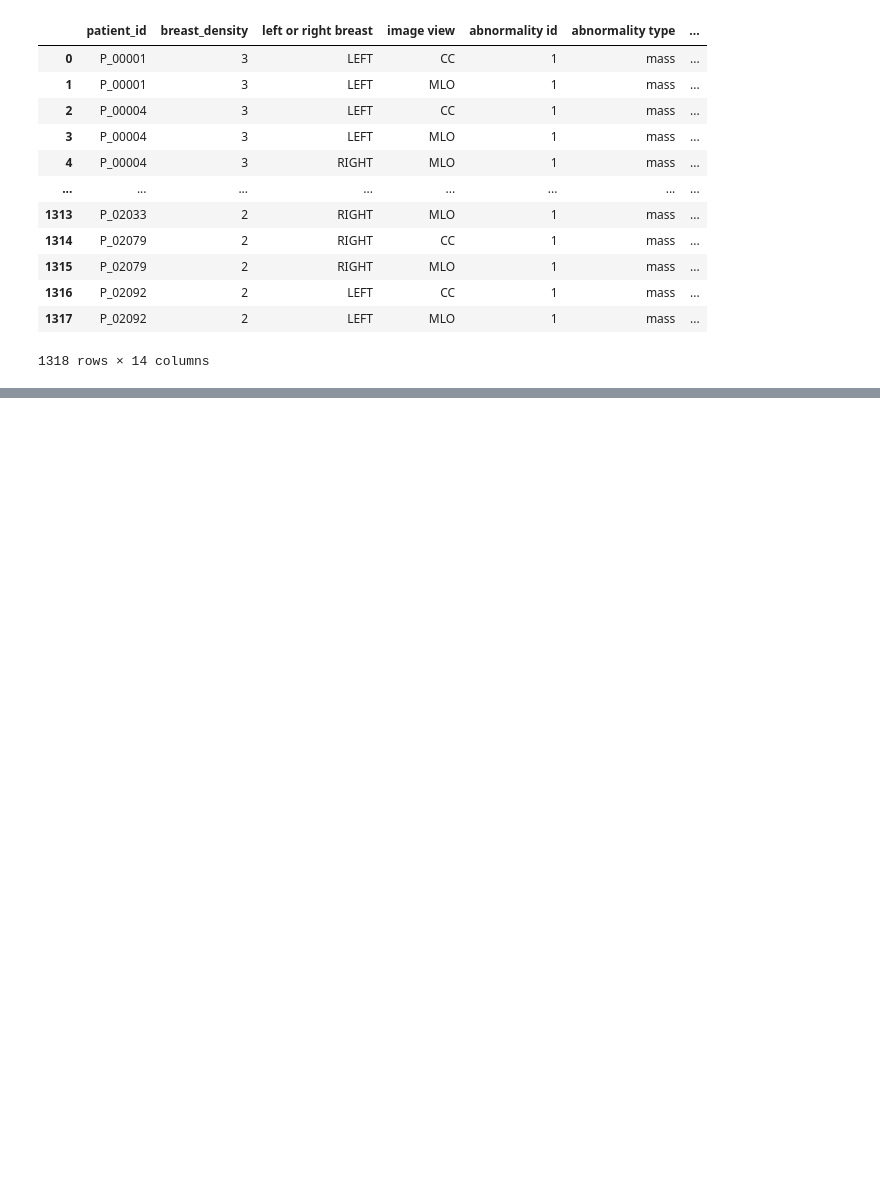
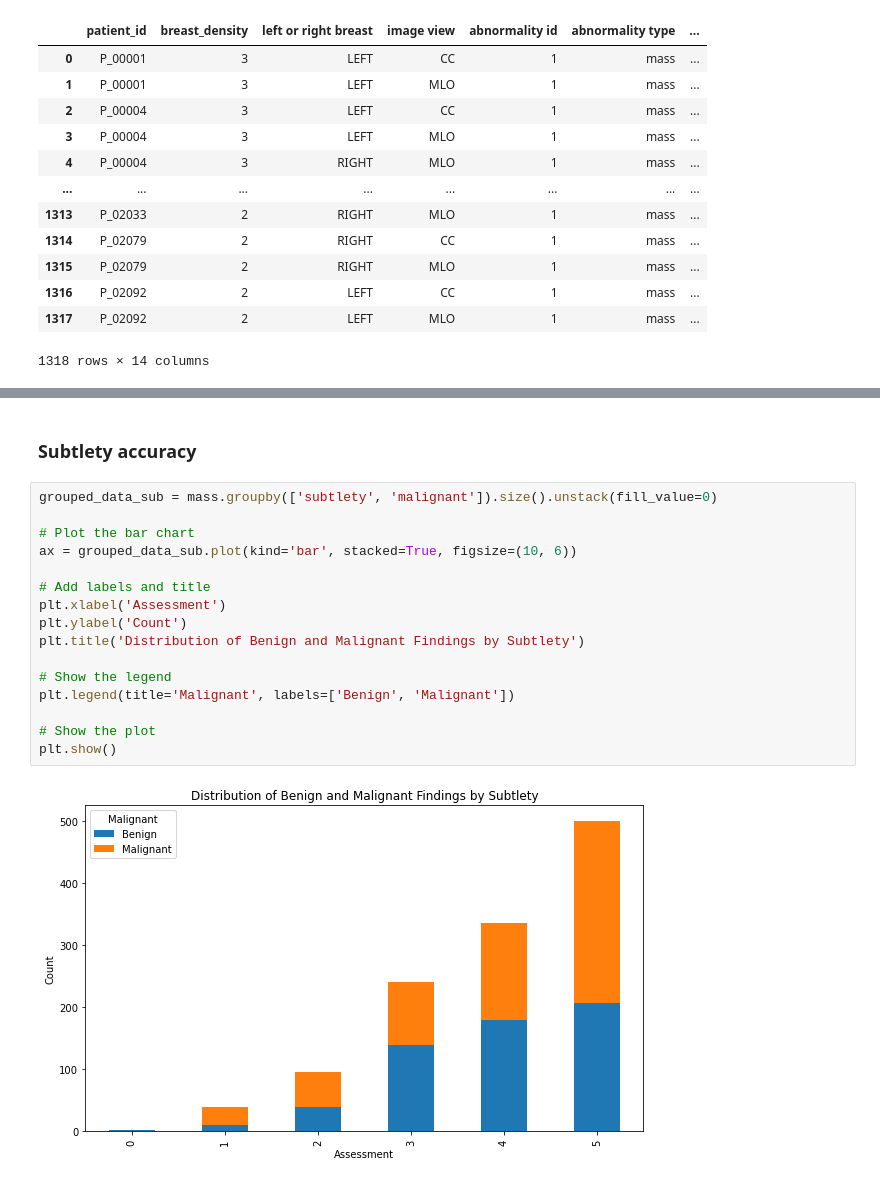
Before and after one commit to MayaHayat/FinalProject-DDSM, a Jupyter notebook: FinalProject-DDSM.ipynb, the cells around one changed output, grey strips where cells are left out. Cells and saved outputs as stored; diff of their text form; blank space fills up the shorter version.

```diff
--- a/FinalProject-DDSM.ipynb
+++ b/FinalProject-DDSM.ipynb
@@ -231,0 +346,20 @@ plt.show()
+# %% [markdown]
+### Subtlety accuracy
+# %%
+grouped_data_sub = mass.groupby(['subtlety', 'malignant']).size().unstack(fill_value=0)
+
+# Plot the bar chart
+ax = grouped_data_sub.plot(kind='bar', stacked=True, figsize=(10, 6))
+
+# Add labels and title
+plt.xlabel('Assessment')
+plt.ylabel('Count')
+plt.title('Distribution of Benign and Malignant Findings by Subtlety')
+
+# Show the legend
+plt.legend(title='Malignant', labels=['Benign', 'Malignant'])
+
+# Show the plot
+plt.show()
+# %% [output]
+[figure, added]
```
Also changed, not shown: parts of 25 cells of this notebook.
